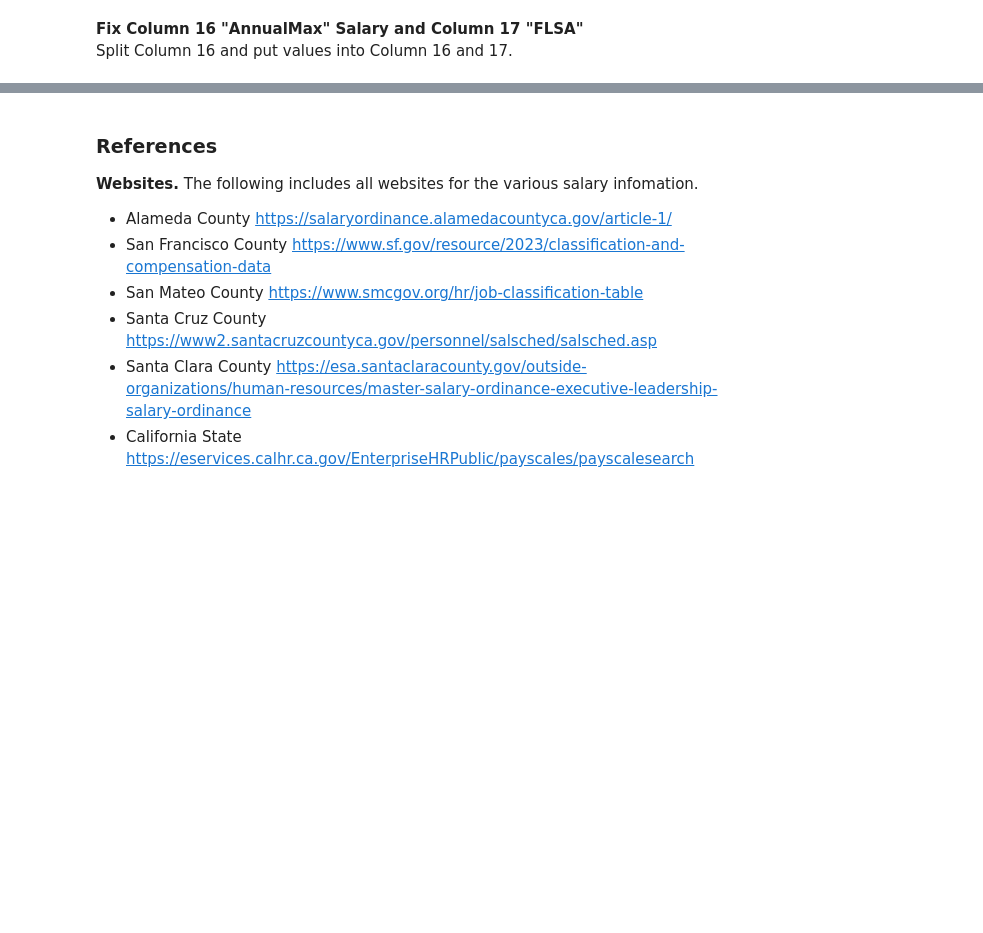
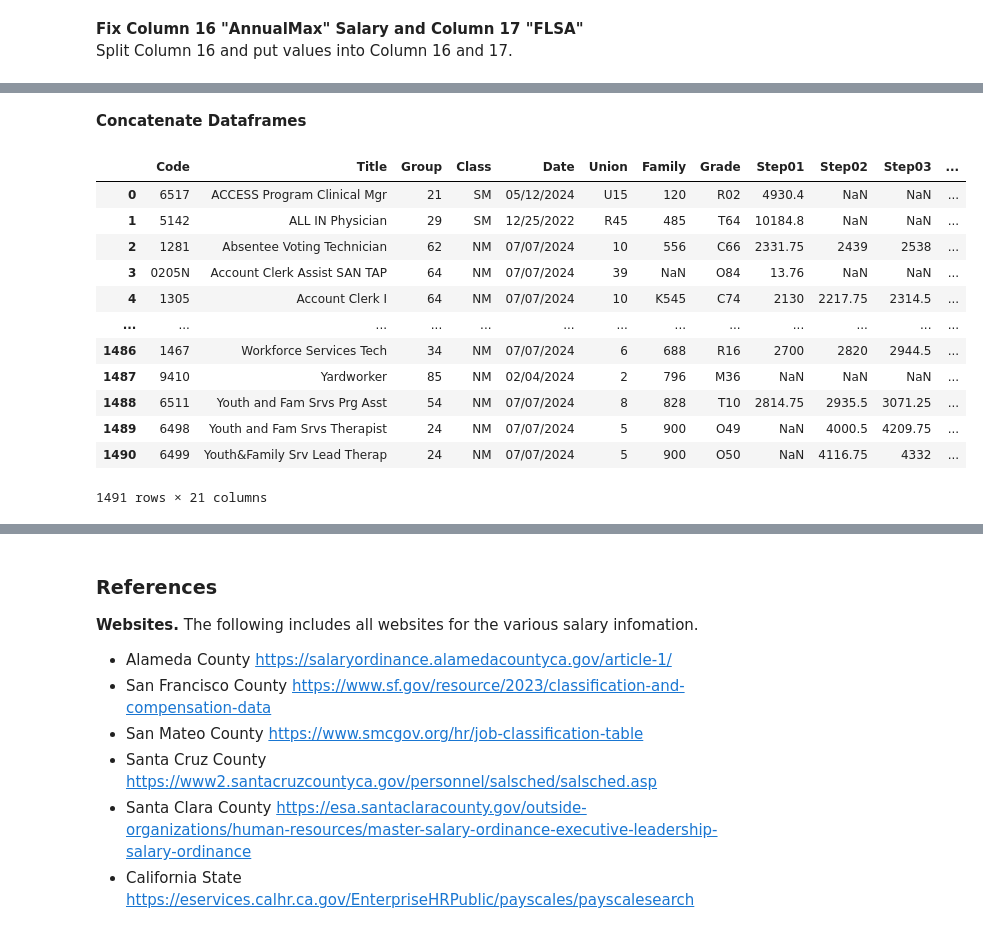
Before and after one commit to spacebar8/public_salaries, a Jupyter notebook: Public_Salaries.ipynb, the cells around one changed output, grey strips where cells are left out. Drawn from its saved outputs; the diff is of its cells as text; code cells hidden in the pictures; blank space fills up the shorter version.

Commit message:
Add files via upload
updated alameda csv import

```diff
--- a/Public_Salaries.ipynb
+++ b/Public_Salaries.ipynb
@@ -82,0 +63,10 @@ print(len(alameda))
+# %%
+alameda = alameda_raw.dropna(subset=[0])                  # remove rows that have NaN in 0th column
+alameda = alameda[alameda[0].astype(str).str.len() <= 5]  # keep rows that have str.len <= 5 in 0th column
+
+# with pd.option_context('display.max_rows', None, 'display.max_columns', None):  # df display options w/o truncation
+#     display(alameda)
+
+alameda.reset_index(drop=True, inplace=True)
+display(alameda.head(8))
+print(len(alameda))
@@ -175,0 +189,4 @@ Name: 17, Length: 129, dtype: object
+# %%
+alameda.dropna(subset=[0], inplace=True)  # remove rows that have NaN in 0th column
+alameda.reset_index(drop=True, inplace=True)
+display(alameda.iloc[706:711, 0:7])
@@ -175,0 +202,14 @@ Name: 17, Length: 129, dtype: object
+# %%
+# Split into even and odd DataFrames
+df_even = alameda.iloc[::2, [0,1]]  # Select even rows and only columns [0,1]
+df_odd = alameda.iloc[1::2]  # Select odd rows
+# Rename
+df_even.rename(columns={0:'Code', 1:'Title'}, inplace=True)
+df_odd.columns = ['Group', 'Class', 'Date', 'Union', 'Family','Grade', 'Step01',
+                  'Step02', 'Step03', 'Step04', 'Step05', 'Step6', 'Step07',
+                  'CompFreq', 'MonthlyMin', 'MonthlyMax', 'AnnualMax', 'FLSA', 'Hrs']
+# Reset Index
+df_even.reset_index(drop=True, inplace=True)
+df_odd.reset_index(drop=True, inplace=True)
+display(df_even.tail())
+display(df_odd.tail())
@@ -175,0 +229,21 @@ Name: 17, Length: 129, dtype: object
+# %% [markdown]
+**Concatenate Dataframes**
+# %%
+assert len(df_even) == len(df_odd)
+alameda = pd.concat([df_even, df_odd], axis=1)
+with pd.option_context('display.max_columns', None):  # df display options w/o truncation
+    display(alameda)
+# %% [output]
+|  | Code | Title | Group | Class | Date | Union | Family | Grade | Step01 | Step02 | Step03 | ... |
+| 0 | 6517 | ACCESS Program Clinical Mgr | 21 | SM | 05/12/2024 | U15 | 120 | R02 | 4930.4 | NaN | NaN | ... |
+| 1 | 5142 | ALL IN Physician | 29 | SM | 12/25/2022 | R45 | 485 | T64 | 10184.8 | NaN | NaN | ... |
+| 2 | 1281 | Absentee Voting Technician | 62 | NM | 07/07/2024 | 10 | 556 | C66 | 2331.75 | 2439 | 2538 | ... |
+| 3 | 0205N | Account Clerk Assist SAN TAP | 64 | NM | 07/07/2024 | 39 | NaN | O84 | 13.76 | NaN | NaN | ... |
+| 4 | 1305 | Account Clerk I | 64 | NM | 07/07/2024 | 10 | K545 | C74 | 2130 | 2217.75 | 2314.5 | ... |
+| ... | ... | ... | ... | ... | ... | ... | ... | ... | ... | ... | ... | ... |
+| 1486 | 1467 | Workforce Services Tech | 34 | NM | 07/07/2024 | 6 | 688 | R16 | 2700 | 2820 | 2944.5 | ... |
+| 1487 | 9410 | Yardworker | 85 | NM | 02/04/2024 | 2 | 796 | M36 | NaN | NaN | NaN | ... |
+| 1488 | 6511 | Youth and Fam Srvs Prg Asst | 54 | NM | 07/07/2024 | 8 | 828 | T10 | 2814.75 | 2935.5 | 3071.25 | ... |
+| 1489 | 6498 | Youth and Fam Srvs Therapist | 24 | NM | 07/07/2024 | 5 | 900 | O49 | NaN | 4000.5 | 4209.75 | ... |
+| 1490 | 6499 | Youth&Family Srv Lead Therap | 24 | NM | 07/07/2024 | 5 | 900 | O50 | NaN | 4116.75 | 4332 | ... |
+1491 rows × 21 columns
```
Also changed, not shown: parts of 13 cells of this notebook.
